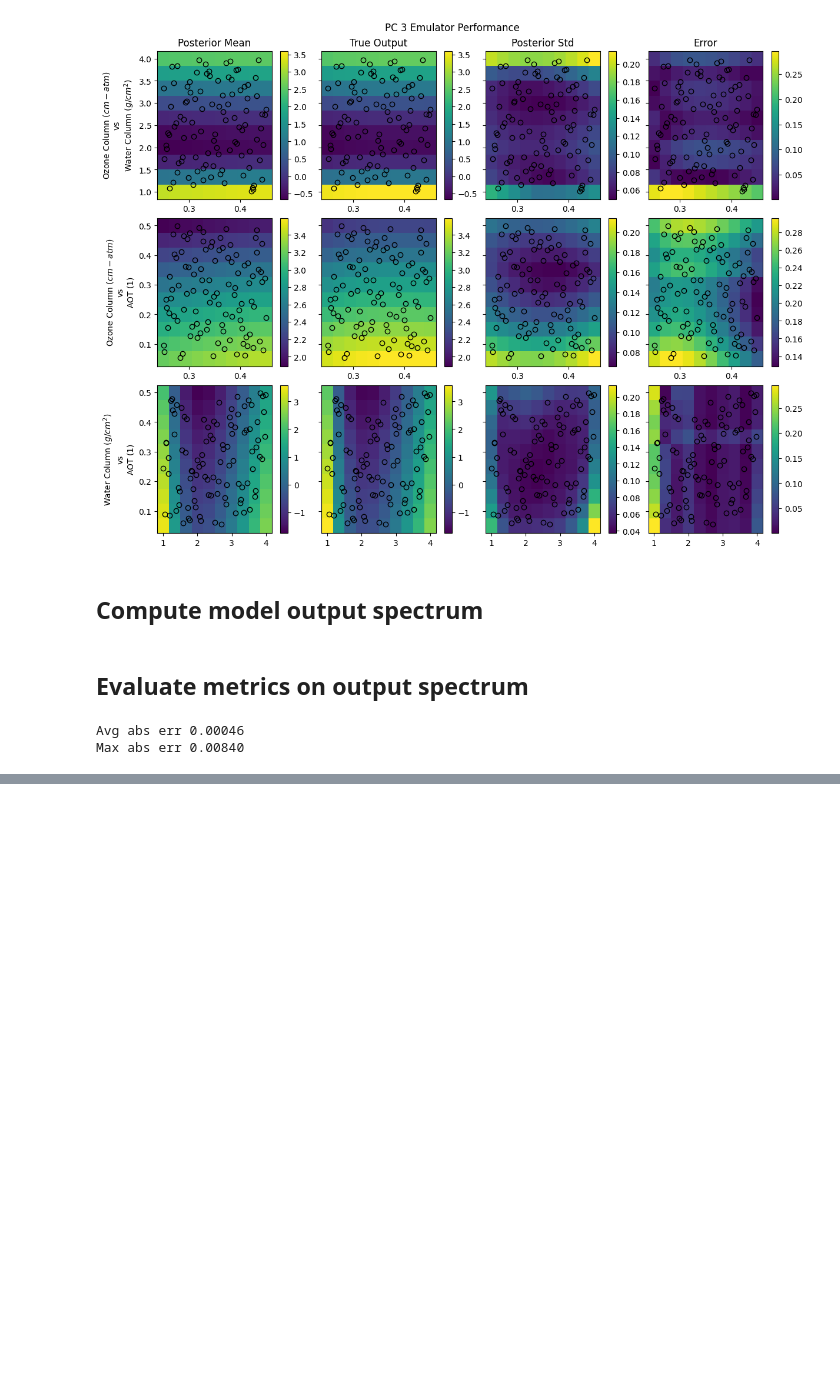
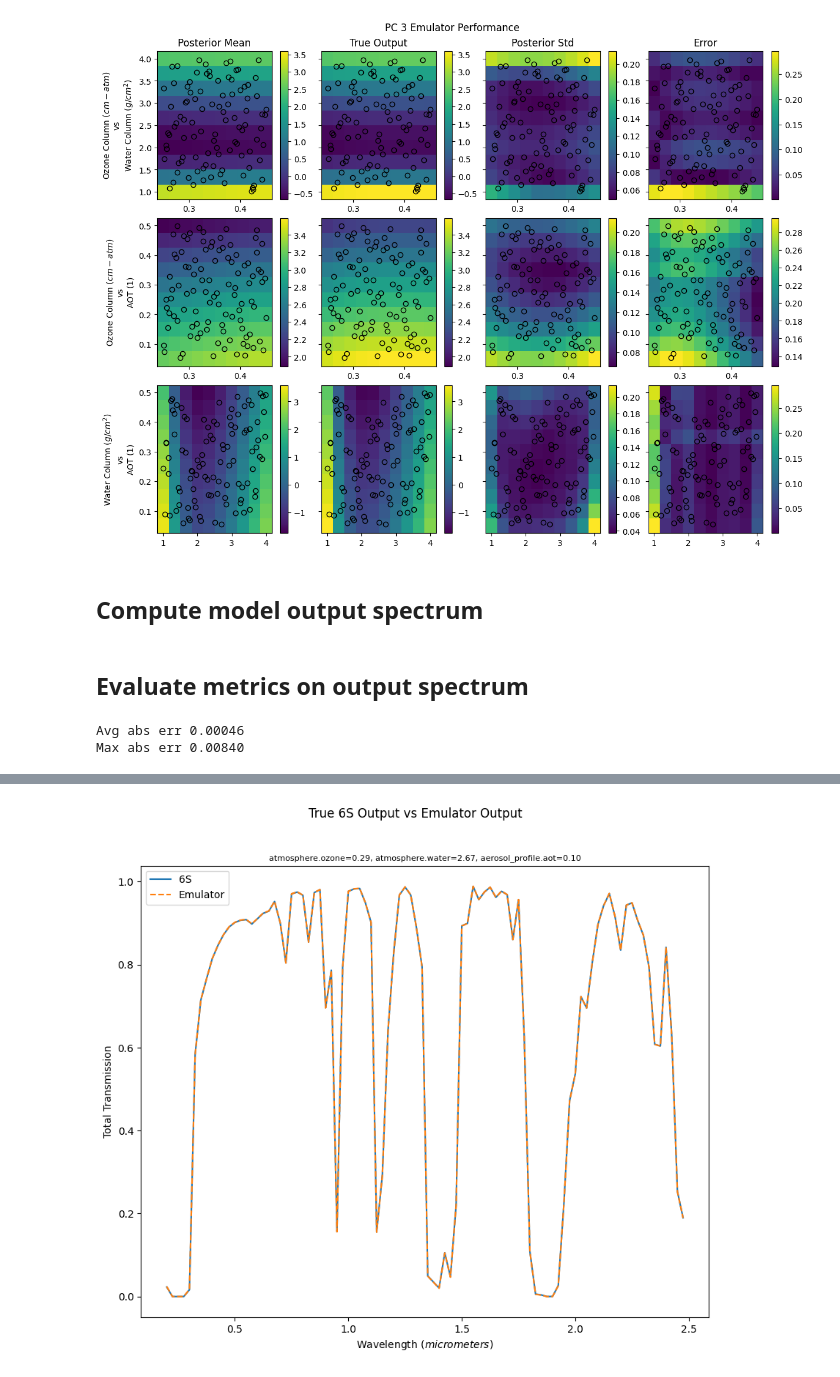
Before and after one commit to brianschubert/scratch-emulator, a Jupyter notebook: notebooks/aug29-single-pca.ipynb, the cells around one changed output, grey strips where cells are left out. Saved outputs shown, nothing was run; the diff lists cells and outputs as text; code cells hidden in the pictures; blank space fills up the shorter version.

```diff
--- a/notebooks/aug29-single-pca.ipynb
+++ b/notebooks/aug29-single-pca.ipynb
@@ -640,0 +642,18 @@ Text(0.5, 0.98, '550.0nm Emulator Performance')
+# %%
+
+rand_input = tuple(
+    random.randint(0, len(input_choices)-1)
+    for input_choices in dense_input_test.values()
+)
+
+fig, ax = plt.subplots(figsize=(10, 8))
+
+ax.plot(WAVELENGTHS, y_test_wl_shaped[rand_input], label="6S", linewidth=1.5, linestyle='-')
+ax.plot(WAVELENGTHS, pred_mean_wl_shaped[rand_input], label="Emulator",  linewidth=1.5, linestyle='--')
+ax.legend()
+ax.set_xlabel(param_rich_name("wavelength.value"))
+ax.set_ylabel(test_output.attrs.get('title', 'Output'))
+ax.set_title(f"{', '.join(f'{param}={value_choice[value_index]:0.2f}' for param, value_choice, value_index in zip(test_output.dims, dense_input_test.values(), rand_input)) }", fontsize=8)
+fig.suptitle("True 6S Output vs Emulator Output");
+# %% [output]
+[figure, added]
```
Also changed, not shown: parts of 2 cells of this notebook.
